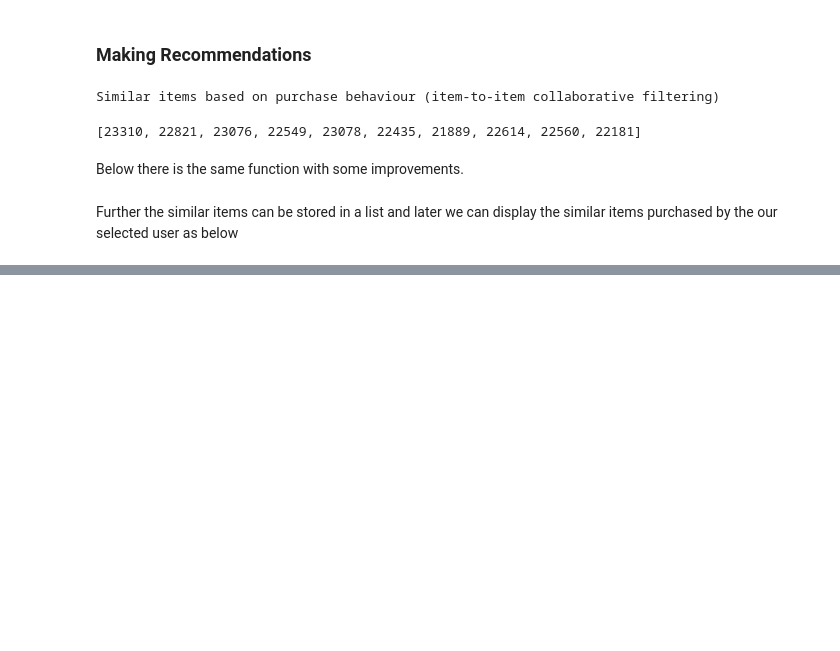
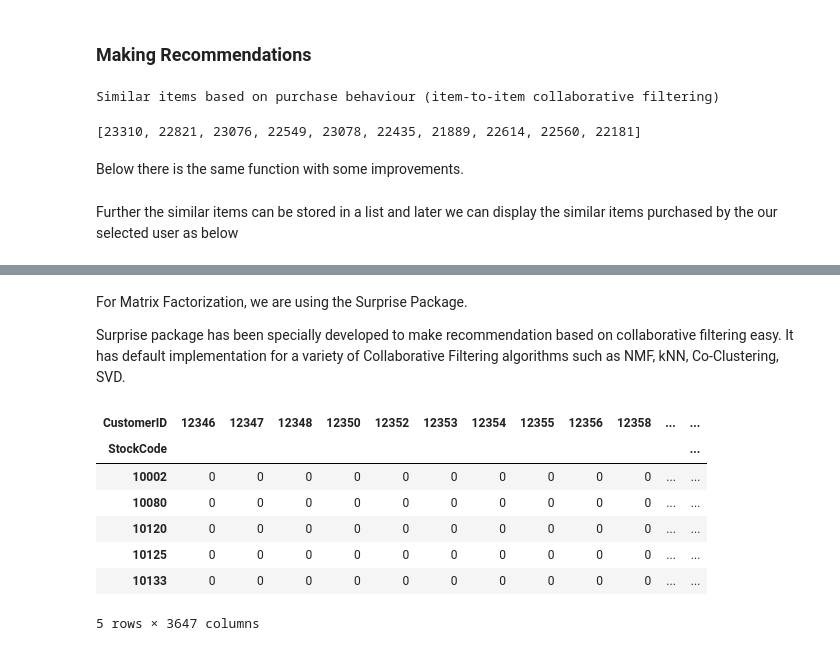
Before and after one commit to LeonardoSMSoares/Recommender-Systems-with-Python, a Jupyter notebook: Applied Recommender Systems with Python/Ch5 - Collaborative Filtering Part 2.ipynb, the cells around one changed output, grey strips where cells are left out. Drawn from its saved outputs; the diff is of its cells as text; code cells hidden in the pictures; blank space fills up the shorter version.

```diff
--- a/Applied Recommender Systems with Python/Ch5 - Collaborative Filtering Part 2.ipynb
+++ b/Applied Recommender Systems with Python/Ch5 - Collaborative Filtering Part 2.ipynb
@@ -500,0 +601,15 @@ Similar Items bought by our users based on Cosine Similarity
+# %% [markdown]
+For Matrix Factorization, we are using the Surprise Package.
+
+Surprise package has been specially developed to make recommendation based on collaborative filtering easy. It has default implementation for a variety of Collaborative Filtering algorithms such as NMF, kNN, Co-Clustering, SVD.
+# %%
+items_purchase_df.head()
+# %% [output]
+| CustomerID | 12346 | 12347 | 12348 | 12350 | 12352 | 12353 | 12354 | 12355 | 12356 | 12358 | ... | ... |
+| StockCode |  |  |  |  |  |  |  |  |  |  |  | ... |
+| 10002 | 0 | 0 | 0 | 0 | 0 | 0 | 0 | 0 | 0 | 0 | ... | ... |
+| 10080 | 0 | 0 | 0 | 0 | 0 | 0 | 0 | 0 | 0 | 0 | ... | ... |
+| 10120 | 0 | 0 | 0 | 0 | 0 | 0 | 0 | 0 | 0 | 0 | ... | ... |
+| 10125 | 0 | 0 | 0 | 0 | 0 | 0 | 0 | 0 | 0 | 0 | ... | ... |
+| 10133 | 0 | 0 | 0 | 0 | 0 | 0 | 0 | 0 | 0 | 0 | ... | ... |
+5 rows × 3647 columns
```
Also changed, not shown: parts of 57 cells of this notebook, 3 other files.
